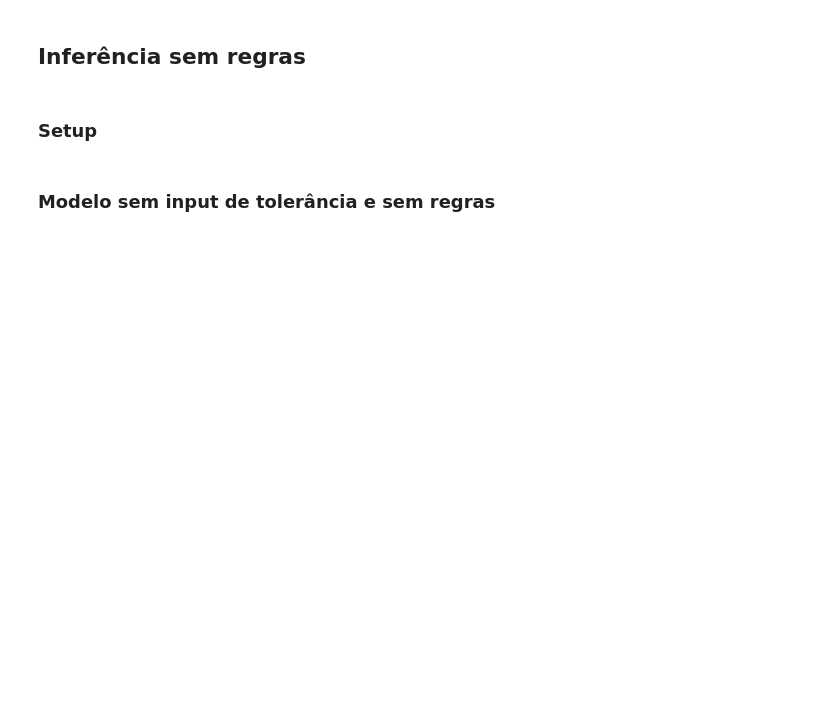
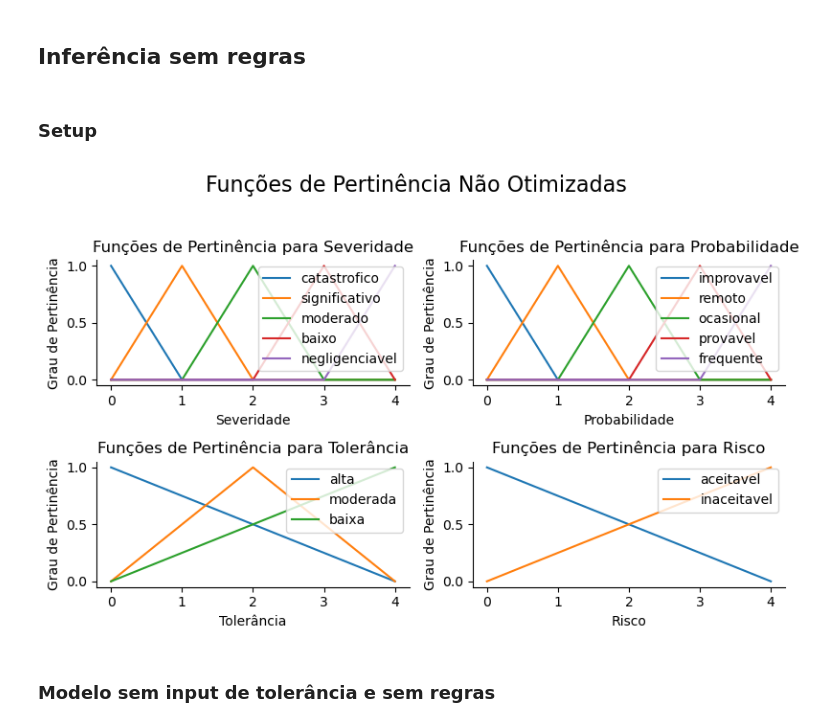
Before and after one commit to Nielo-47/ICA, a Jupyter notebook: Fuzzy.ipynb, the cells around one changed output. Drawn from its saved outputs; the diff is of its cells as text; code cells hidden in the pictures; blank space fills up the shorter version.

```diff
--- a/Fuzzy.ipynb
+++ b/Fuzzy.ipynb
@@ -377,50 +407,55 @@ prob_abc = [
     [3, 4, 4],  # frequente
 ]
 
 tol_abc = [
     [0, 0, 4],  # alta
     [0, 2, 4],  # moderada
     [0, 4, 4],  # baixa
 ]
 
 risc_abc = [
     [0, 0, 4],  # aceitavel
     [0, 4, 4],  # inaceitavel
 ]
 
 # Funções de pertinência
 fp_sev = {label: fuzz.trimf(x_sev, lista) for label, lista in zip(CODIGOS_SEVERIDADE, sev_abc)}
 fp_prob = {label: fuzz.trimf(x_prob, lista) for label, lista in zip(CODIGOS_PROBABILIDADE, prob_abc)}
 fp_tol = {label: fuzz.trimf(x_tol, lista) for label, lista in zip(CODIGOS_TOLERANCIA, tol_abc)}
 fp_risc = {label: fuzz.trimf(x_risc, lista) for label, lista in zip(CODIGOS_RISCO, risc_abc)}
 
 # Lista de universos e funções de pertinência
 universes = [
     (x_sev, fp_sev, "Severidade", SEVERIDADE),
     (x_prob, fp_prob, "Probabilidade", PROBABIBILIDADE),
     (x_tol, fp_tol, "Tolerância", TOLERANCIA),
     (x_risc, fp_risc, "Risco", RISCO),
 ]
 
-# Criando subplots
-fig, axs = plt.subplots(2, 2, figsize=(8, 5))
+def mostrar_funcoes_pertinencia():
+    # Criando subplots
+    fig, axs = plt.subplots(2, 2, figsize=(8, 5))
 
-# Plotando as funções de pertinência
-for i, (x, fp, title, codigo) in enumerate(universes):
-    ax = axs[i // 2, i % 2]
-    for label, mf in fp.items():
-        ax.plot(x, mf, label=label)
-    ax.set_title(f"Funções de Pertinência para {title}")
-    ax.set_xlabel(title)
-    ax.set_ylabel("Grau de Pertinência")
-    ax.legend()
-    ax.spines["top"].set_visible(False)
-    ax.spines["right"].set_visible(False)
-    ax.get_xaxis().tick_bottom()
-    ax.get_yaxis().tick_left()
+    # Plotando as funções de pertinência
+    for i, (x, fp, title, codigo) in enumerate(universes):
+        ax = axs[i // 2, i % 2]
+        for label, mf in fp.items():
+            ax.plot(x, mf, label=label)
+        ax.set_title(f"Funções de Pertinência para {title}")
+        ax.set_xlabel(title)
+        ax.set_ylabel("Grau de Pertinência")
+        ax.legend()
+        ax.spines["top"].set_visible(False)
+        ax.spines["right"].set_visible(False)
+        ax.get_xaxis().tick_bottom()
+        ax.get_yaxis().tick_left()
 
-fig.suptitle("Funções de Pertinência Não Otimizadas", fontsize=16)
-plt.tight_layout(rect=[0, 0, 1, 0.95])
-plt.show()
+    fig.suptitle("Funções de Pertinência Não Otimizadas", fontsize=16)
+    plt.tight_layout(rect=[0, 0, 1, 0.95])
+    plt.show()
+
+mostrar_funcoes_pertinencia()
+# %% [output]
+[figure, added]
 # %%
 def calcular_centroide(severidade, probabilidade, tolerancia=None):
```
Also changed, not shown: parts of 10 cells of this notebook, 2 other files.
